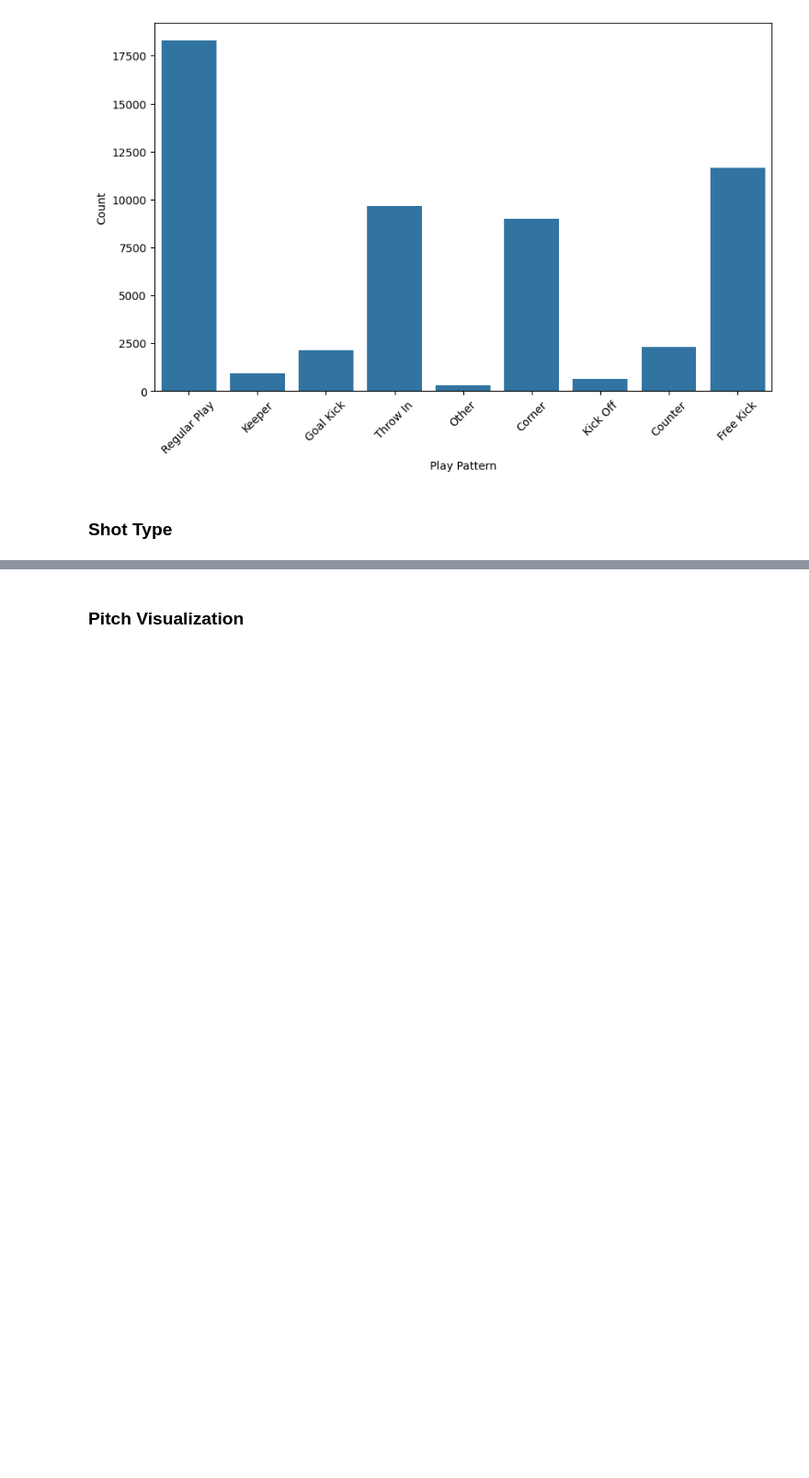
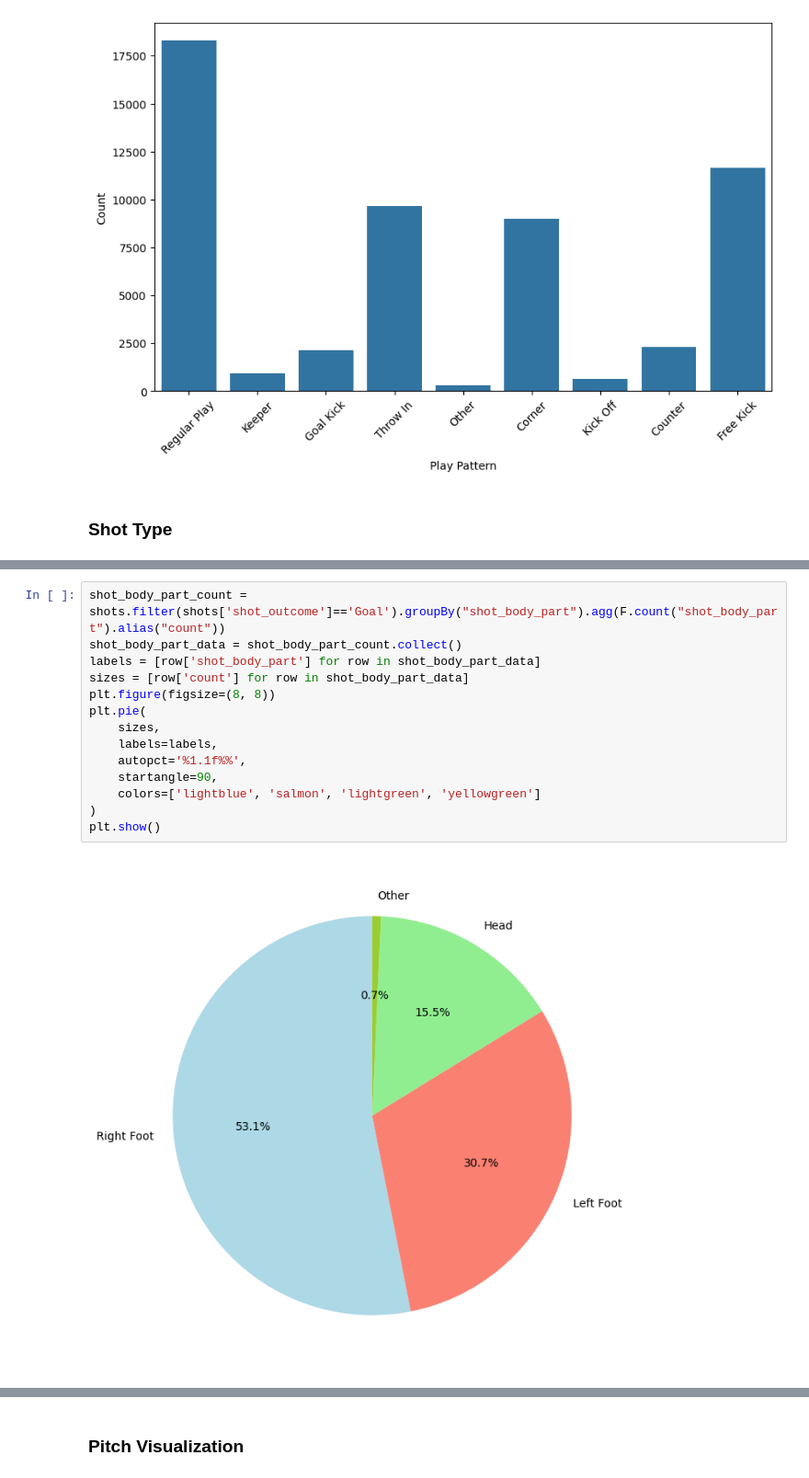
Before and after one commit to GuechtouliAnis/xG-model, a Jupyter notebook: xG_features.ipynb, the cells around one changed output, grey strips where cells are left out. Shown: that part at 92% size. Cells and saved outputs as stored; diff of their text form; blank space fills up the shorter version.

```diff
--- a/xG_features.ipynb
+++ b/xG_features.ipynb
@@ -107,0 +156,16 @@ shots.groupBy("shot_type").count().show()
+# %%
+shot_body_part_count = shots.filter(shots['shot_outcome']=='Goal').groupBy("shot_body_part").agg(F.count("shot_body_part").alias("count"))
+shot_body_part_data = shot_body_part_count.collect()
+labels = [row['shot_body_part'] for row in shot_body_part_data]
+sizes = [row['count'] for row in shot_body_part_data]
+plt.figure(figsize=(8, 8))
+plt.pie(
+    sizes,
+    labels=labels,
+    autopct='%1.1f%%',
+    startangle=90,
+    colors=['lightblue', 'salmon', 'lightgreen', 'yellowgreen']
+)
+plt.show()
+# %% [output]
+[figure, added]
```
Also changed, not shown: parts of 34 cells of this notebook, 2 other files.
